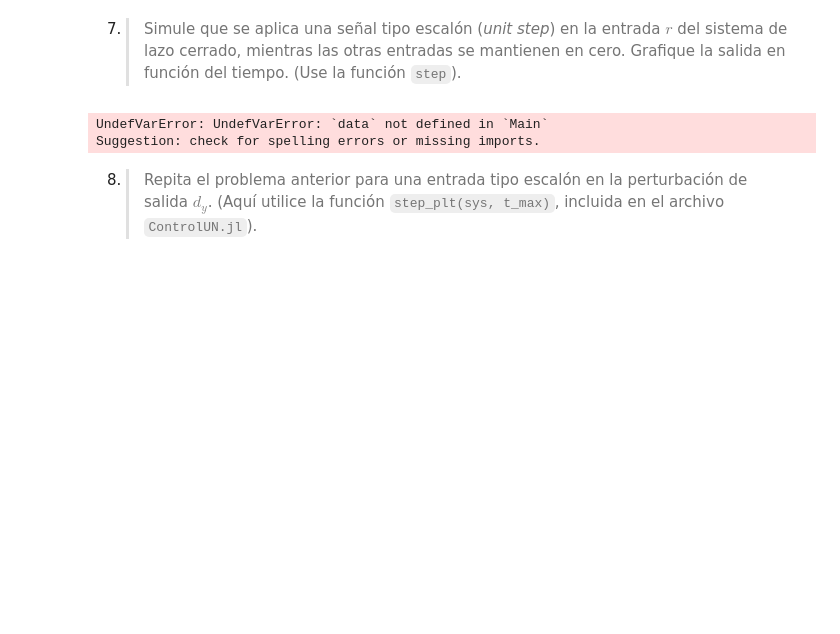
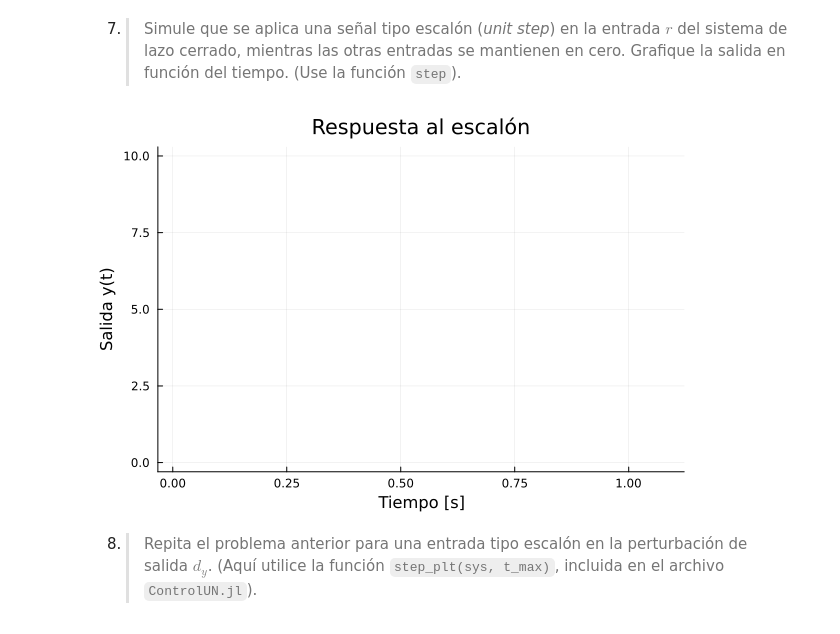
Before and after one commit to wabohorquezr/2025-II, a Jupyter notebook: Control/Tareas/Tarea1./ctrl_25_1_tarea_1.ipynb, the cells around one changed output. Drawn from its saved outputs; the diff is of its cells as text; code cells hidden in the pictures; blank space fills up the shorter version.

```diff
--- a/Control/Tareas/Tarea1./ctrl_25_1_tarea_1.ipynb
+++ b/Control/Tareas/Tarea1./ctrl_25_1_tarea_1.ipynb
@@ -107,3 +120,13 @@ plot(x, y, color=:red)
 5. >Construya una función de transferencia :
     $$P(s) = \dfrac{5s+3}{s^3+12s^2+1.275s+3}$$
 > Encuentre los polos y los ceros de este sistema. Encuentre un modelo de variables de estado para este sistema dinámico lineal.
+# %%
+# funcion de transferencia
+num = [5, 3]
+den = [1, 12, 1.275, 3]
+
+H = tf(num, den)
+
+#Salida
+
+print(H)
@@ -111,3 +152,31 @@ plot(x, y, color=:red)
 6. >El sistema lineal definido en el problema 5., se va a conectar en una configuración de realimentación unitaria como la que se muestra en la figura. Suponga que el controlador es $K(s)=10$. Encuentre las funciones de transferencia $y(s)/r(s)$, $u(s)/r(s)$ y $y(s)/d_y(s)$. Use Julia para estos cálculos.
 # %% [markdown]
 ![Realimentación unitaria](fig_1_2-1.png)
+# %%
+
+# Definimos la planta (reemplaza por la que tienes)
+P = tf(num, den)
+
+# Controlador
+K = tf([10.0], [1.0])
+
+# 1. y/r
+Tyr = feedback(K*P)
+
+# 2. u/r
+Tur = feedback(K, P)
+
+# 3. y/dy
+Tydy = feedback(1, K*P)
+
+# 4. y/du
+Tydu = feedback(P, K)
+
+# Mostrar
+println("y/r(s) =", Tyr, "\n")
+
+println("u/r(s) =", Tur, "\n")
+
+println("y/dy(s) =", Tydy , "\n")
+
+println("y/dy(s) =", Tydu , "\n")
@@ -114,10 +201,12 @@ plot(x, y, color=:red)
 # %% [markdown]
 7. >Simule que se aplica una señal tipo escalón (*unit step*) en la entrada $r$ del sistema de lazo cerrado, mientras las otras entradas se mantienen en cero. Grafique la salida en función del tiempo. (Use la función `step`).
-# %%
-data
-# %% [output]
-UndefVarError: UndefVarError: `data` not defined in `Main`
-Suggestion: check for spelling errors or missing imports.
+# %%
+# Simular respuesta al escalón
+t, y = step(Tyr, 10)  # 10 segundos de simulación
+# Graficar
+plot(t, y, xlabel="Tiempo [s]", ylabel="Salida y(t)", title="Respuesta al escalón", legend=false)
+# %% [output]
+[figure, added]
 # %% [markdown]
 8. >Repita el problema anterior para una entrada tipo escalón en la perturbación de salida $d_y$. (Aquí utilice la función `step_plt(sys, t_max)`, incluida en el archivo `ControlUN.jl`).
 # %% [markdown]
```
Also changed, not shown: parts of 4 cells of this notebook, 1 other file.
